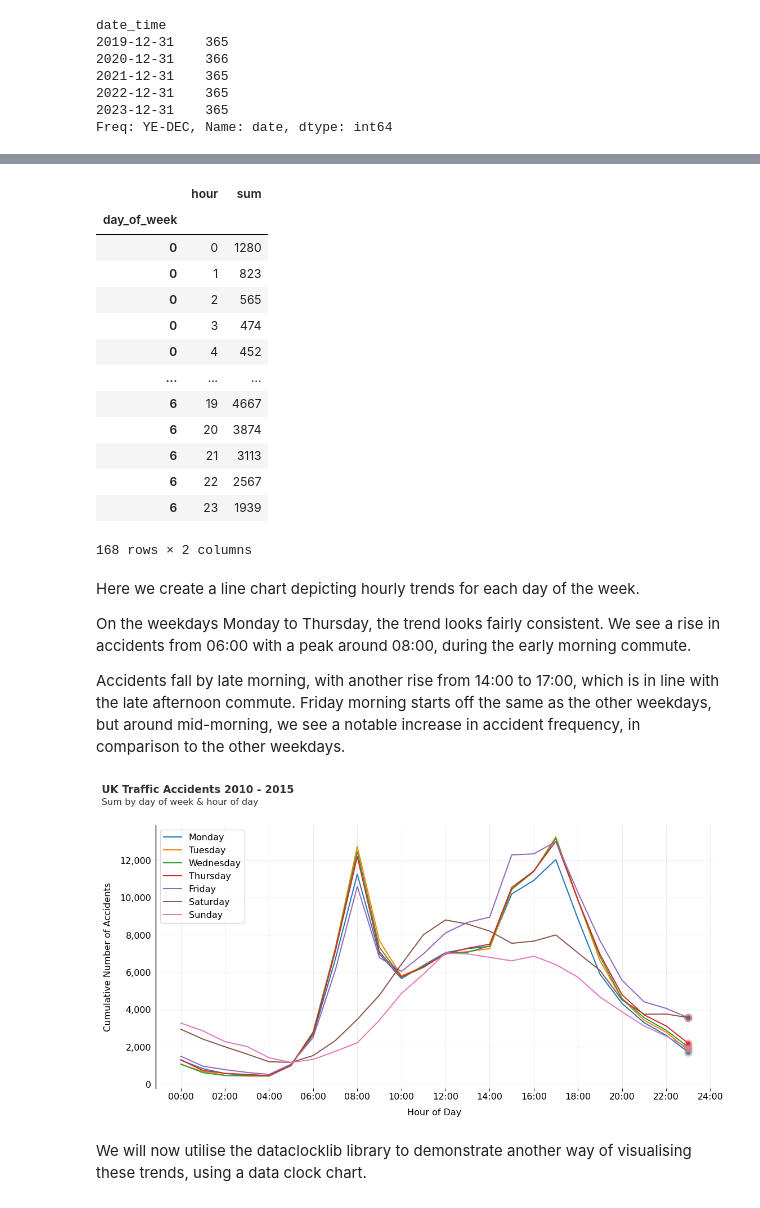
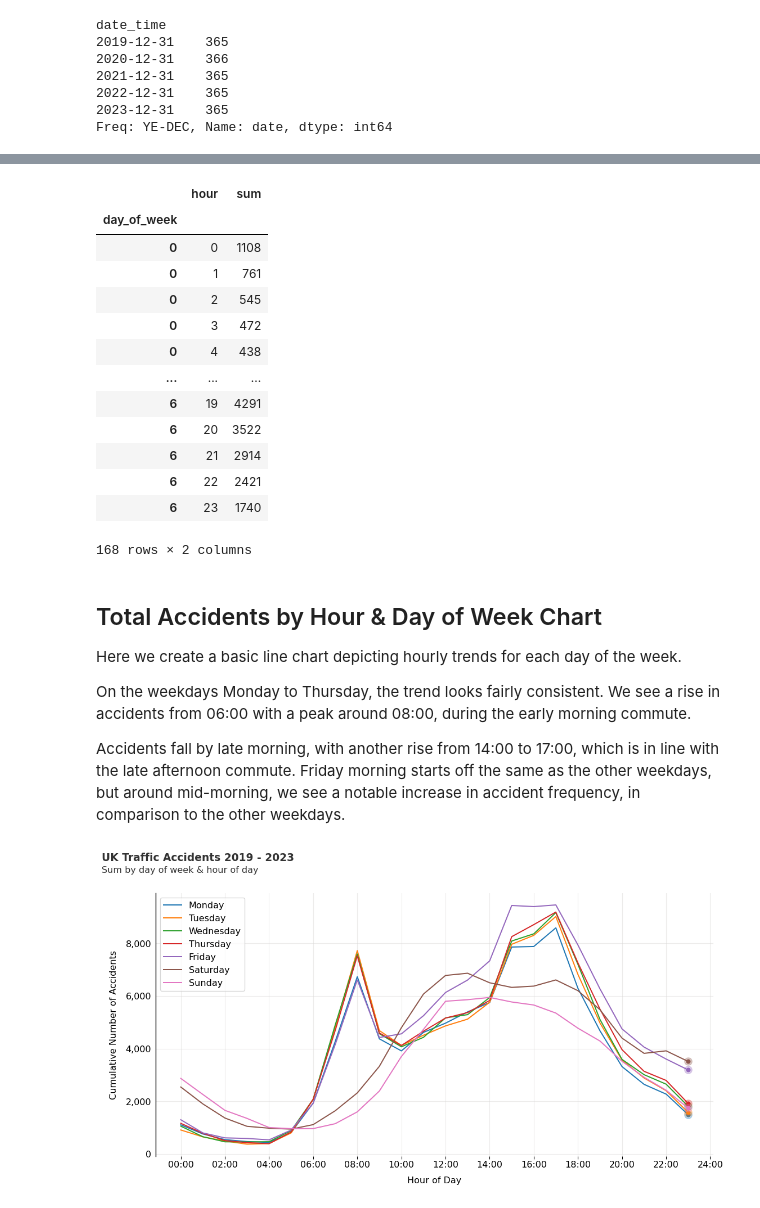
Before and after one commit to andyrids/dataclocklib, a Jupyter notebook: docs/source/tutorial.ipynb, the cells around one changed output, grey strips where cells are left out. Saved outputs shown, nothing was run; the diff lists cells and outputs as text; code cells hidden in the pictures.

```diff
--- a/docs/source/tutorial.ipynb
+++ b/docs/source/tutorial.ipynb
@@ -181,7 +202,10 @@ summary_data = (
     .groupby([pd.Grouper(freq="YE"), "accident_severity_str"])
     .agg(
         accidents=pd.NamedAgg(column="accident_index", aggfunc="count"),
-        casualties=pd.NamedAgg(column="number_of_casualties", aggfunc="sum")
+        casualties=pd.NamedAgg(column="number_of_casualties", aggfunc="sum"),
+        casualties_mean=pd.NamedAgg(column="number_of_casualties", aggfunc="mean"),
+        casualties_median=pd.NamedAgg(column="number_of_casualties", aggfunc="median"),
+        casualties_std=pd.NamedAgg(column="number_of_casualties", aggfunc="std"),
     )
 )
 
@@ -242,8 +313,7 @@ ax.yaxis.set_tick_params(
 ax.set_xlabel("Year", fontsize=12, labelpad=10)
 ax.xaxis.set_label_position("bottom")
 ax.xaxis.set_tick_params(pad=2, labelbottom=True, bottom=True, labelsize=12)
-ax.xaxis.set_ticks(bar_x_positions + 0.3, bar_x_labels)
-
+ax.xaxis.set_ticks(bar_x_positions + 0.3, bar_x_labels, rotation=45, ha="right")
 
 cmap = plt.get_cmap("Dark2")
 
@@ -259,15 +329,14 @@ for i, category in enumerate(category_values):
         label=category
     )
 
+    bar_data_pct = summary_data_percent.loc[(slice(None), category), :]
     ax.bar_label(
         bar,
-        labels=[f'{e:,.1f}' for e in delay_by_month['ArrDelay']],
+        labels=map(lambda x: f"{x:.2f}%", bar_data_pct["accidents"]),
         padding=3,
         color="black",
-        fontsize=8
+        fontsize=10
     )
-
-
 
 ax.legend(loc="best", fontsize=12)
 
@@ -304,38 +465,40 @@ One assumption might be that the frequency of accidents is related to the time o
 # %%
 dow_labels = tuple(calendar.day_name)
 
-summary_data = (
+summary_data_dow = (
     data
-    .set_index("Date_Time")
-    .filter(["Number_of_Casualties"])
+    .set_index("date_time")
+    .filter(["number_of_casualties"])
     .resample("1h")
-    .agg(count=pd.NamedAgg(column="Number_of_Casualties", aggfunc="count"))
+    .agg(sum=pd.NamedAgg(column="number_of_casualties", aggfunc="sum"))
     .reset_index()
-    .assign(day_of_week=lambda x: x["Date_Time"].dt.day_of_week)
-    .assign(hour=lambda x: x["Date_Time"].dt.hour)
+    .assign(day_of_week=lambda x: x["date_time"].dt.day_of_week)
+    .assign(hour=lambda x: x["date_time"].dt.hour)
     .groupby(["day_of_week", "hour"])
-    .agg(sum=pd.NamedAgg(column="count", aggfunc="sum"))
-    .reset_index(level=1)
+    .agg(sum=pd.NamedAgg(column="sum", aggfunc="sum"))
+    .reset_index(level="hour")
 )
 
-summary_data
+summary_data_dow
 # %% [output]
 |  | hour | sum |
 | day_of_week |  |  |
-| 0 | 0 | 1280 |
-| 0 | 1 | 823 |
-| 0 | 2 | 565 |
-| 0 | 3 | 474 |
-| 0 | 4 | 452 |
+| 0 | 0 | 1108 |
+| 0 | 1 | 761 |
+| 0 | 2 | 545 |
+| 0 | 3 | 472 |
+| 0 | 4 | 438 |
 | ... | ... | ... |
-| 6 | 19 | 4667 |
-| 6 | 20 | 3874 |
-| 6 | 21 | 3113 |
-| 6 | 22 | 2567 |
-| 6 | 23 | 1939 |
+| 6 | 19 | 4291 |
+| 6 | 20 | 3522 |
+| 6 | 21 | 2914 |
+| 6 | 22 | 2421 |
+| 6 | 23 | 1740 |
 168 rows × 2 columns
 # %% [markdown]
-Here we create a line chart depicting hourly trends for each day of the week.
+## Total Accidents by Hour & Day of Week Chart
+
+Here we create a basic line chart depicting hourly trends for each day of the week.
 
 On the weekdays Monday to Thursday, the trend looks fairly consistent. We see a rise in accidents from 06:00 with a peak around 08:00, during the early morning commute.
 
@@ -377,7 +540,7 @@ ax.yaxis.set_tick_params(
 cmap = plt.get_cmap("tab10")
 
 for i in range(7):
-    line_data = summary_data.loc[i]
+    line_data = summary_data_dow.loc[i]
     line = ax.plot(
         line_data["hour"],
         line_data["sum"],
@@ -401,34 +564,32 @@ for i in range(7):
         "o",
         color=cmap(i),
         markersize=5
     )
 
 # Add legend
 ax.legend(loc="upper left", fontsize=12)
 
 ax.text(
     x=0.05,
     y=.93,
-    s="UK Traffic Accidents 2010 - 2015",
+    s="UK Traffic Accidents 2019 - 2023",
     transform=fig.transFigure,
     ha="left",
     fontsize=14,
     weight="bold",
     alpha=.8
 )
 
 ax.text(
     x=0.05,
     y=.90,
     s="Sum by day of week & hour of day",
     transform=fig.transFigure,
     ha="left",
     fontsize=12,
     alpha=.8
 )
 
 plt.show()
 # %% [output]
-[figure, old version]
+[figure, new version]
-# %% [markdown]
-We will now utilise the dataclocklib library to demonstrate another way of visualising these trends, using a data clock chart.
```
Also changed, not shown: parts of 25 cells of this notebook.
